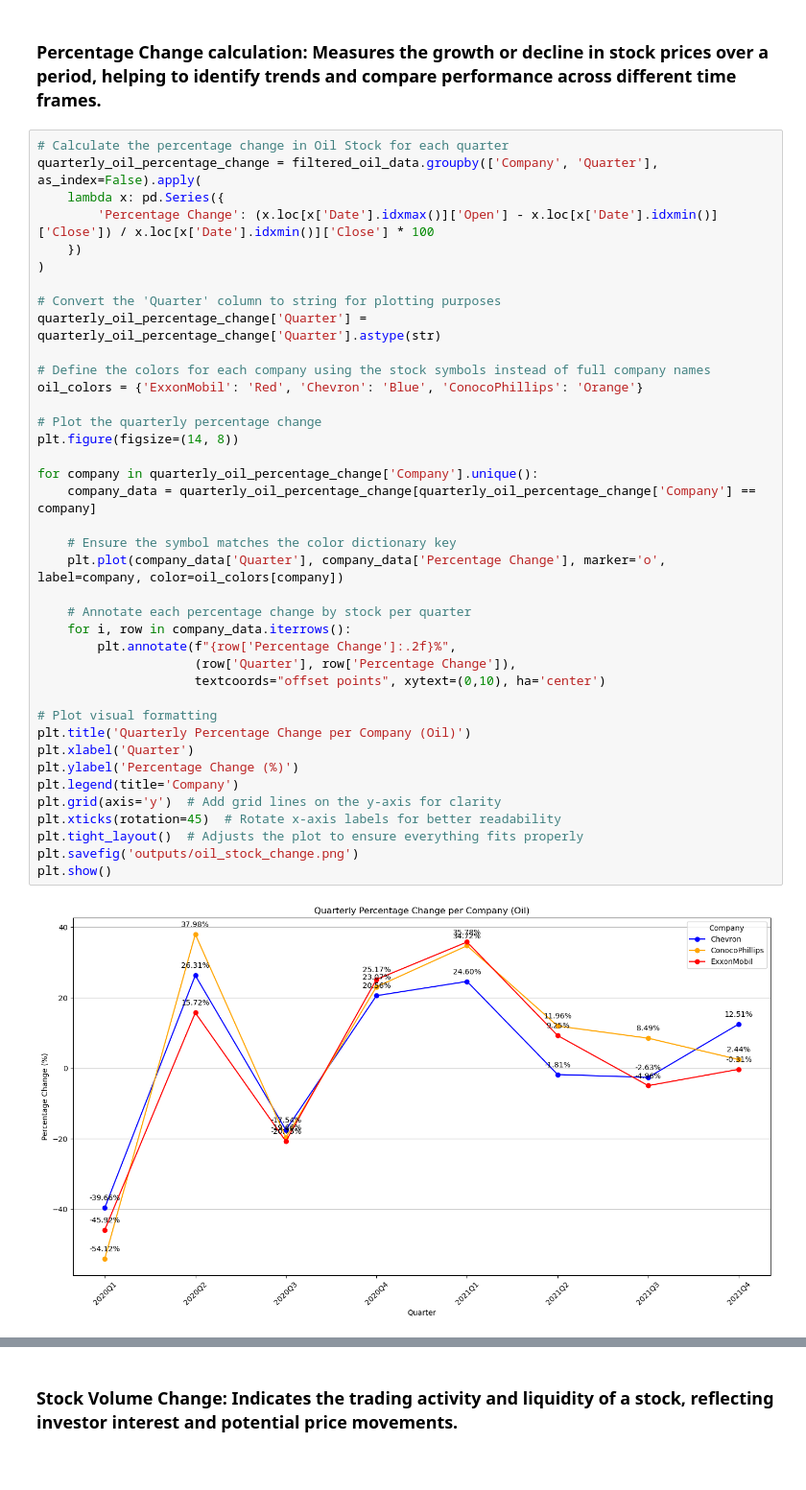
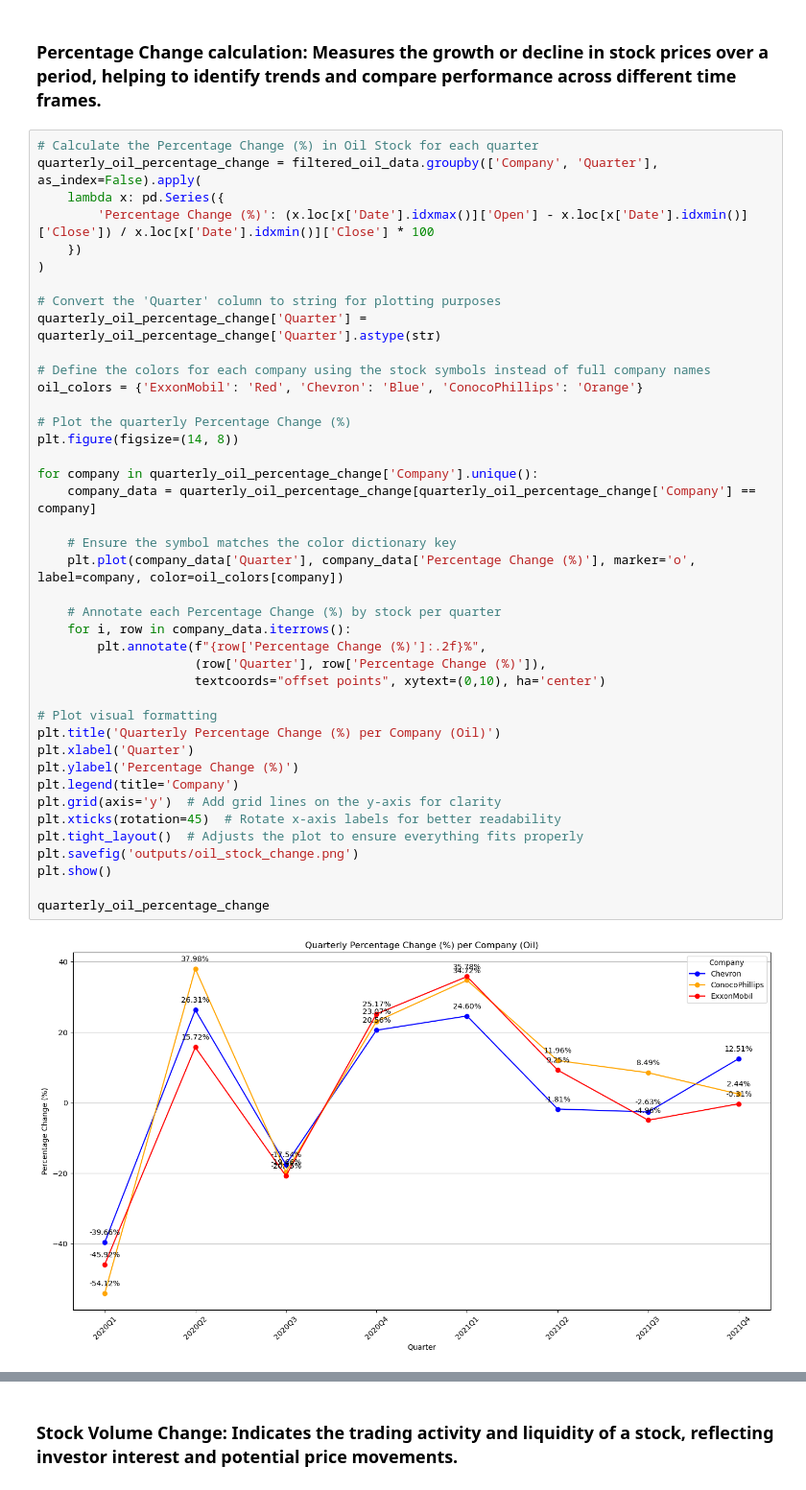
Before and after one commit to juanbracho/UT_Module16, a Jupyter notebook: data/Project_Stock_Analysis.ipynb, the cells around one changed output, grey strips where cells are left out. Shown at 96% size. Saved outputs shown, nothing was run; the diff lists cells and outputs as text.

```diff
--- a/data/Project_Stock_Analysis.ipynb
+++ b/data/Project_Stock_Analysis.ipynb
@@ -155,43 +155,45 @@ print(filtered_oil_data.head())
 # %% [markdown]
 ### Percentage Change calculation: Measures the growth or decline in stock prices over a period, helping to identify trends and compare performance across different time frames.
 # %%
-# Calculate the percentage change in Oil Stock for each quarter
+# Calculate the Percentage Change (%) in Oil Stock for each quarter
 quarterly_oil_percentage_change = filtered_oil_data.groupby(['Company', 'Quarter'], as_index=False).apply(
     lambda x: pd.Series({
-        'Percentage Change': (x.loc[x['Date'].idxmax()]['Open'] - x.loc[x['Date'].idxmin()]['Close']) / x.loc[x['Date'].idxmin()]['Close'] * 100
+        'Percentage Change (%)': (x.loc[x['Date'].idxmax()]['Open'] - x.loc[x['Date'].idxmin()]['Close']) / x.loc[x['Date'].idxmin()]['Close'] * 100
     })
 )
 
 # Convert the 'Quarter' column to string for plotting purposes
 quarterly_oil_percentage_change['Quarter'] = quarterly_oil_percentage_change['Quarter'].astype(str)
 
 # Define the colors for each company using the stock symbols instead of full company names
 oil_colors = {'ExxonMobil': 'Red', 'Chevron': 'Blue', 'ConocoPhillips': 'Orange'}
 
-# Plot the quarterly percentage change
+# Plot the quarterly Percentage Change (%)
 plt.figure(figsize=(14, 8))
 
 for company in quarterly_oil_percentage_change['Company'].unique():
     company_data = quarterly_oil_percentage_change[quarterly_oil_percentage_change['Company'] == company]
 
     # Ensure the symbol matches the color dictionary key
-    plt.plot(company_data['Quarter'], company_data['Percentage Change'], marker='o', label=company, color=oil_colors[company])
+    plt.plot(company_data['Quarter'], company_data['Percentage Change (%)'], marker='o', label=company, color=oil_colors[company])
 
-    # Annotate each percentage change by stock per quarter
+    # Annotate each Percentage Change (%) by stock per quarter
     for i, row in company_data.iterrows():
-        plt.annotate(f"{row['Percentage Change']:.2f}%",
-                     (row['Quarter'], row['Percentage Change']),
+        plt.annotate(f"{row['Percentage Change (%)']:.2f}%",
+                     (row['Quarter'], row['Percentage Change (%)']),
                      textcoords="offset points", xytext=(0,10), ha='center')
 
 # Plot visual formatting
-plt.title('Quarterly Percentage Change per Company (Oil)')
+plt.title('Quarterly Percentage Change (%) per Company (Oil)')
 plt.xlabel('Quarter')
 plt.ylabel('Percentage Change (%)')
 plt.legend(title='Company')
 plt.grid(axis='y')  # Add grid lines on the y-axis for clarity
 plt.xticks(rotation=45)  # Rotate x-axis labels for better readability
 plt.tight_layout()  # Adjusts the plot to ensure everything fits properly
 plt.savefig('outputs/oil_stock_change.png')
 plt.show()
+
+quarterly_oil_percentage_change
 # %% [output]
-[figure, old version]
+[figure, new version]
```
Also changed, not shown: parts of 11 cells of this notebook, 32 other files.
